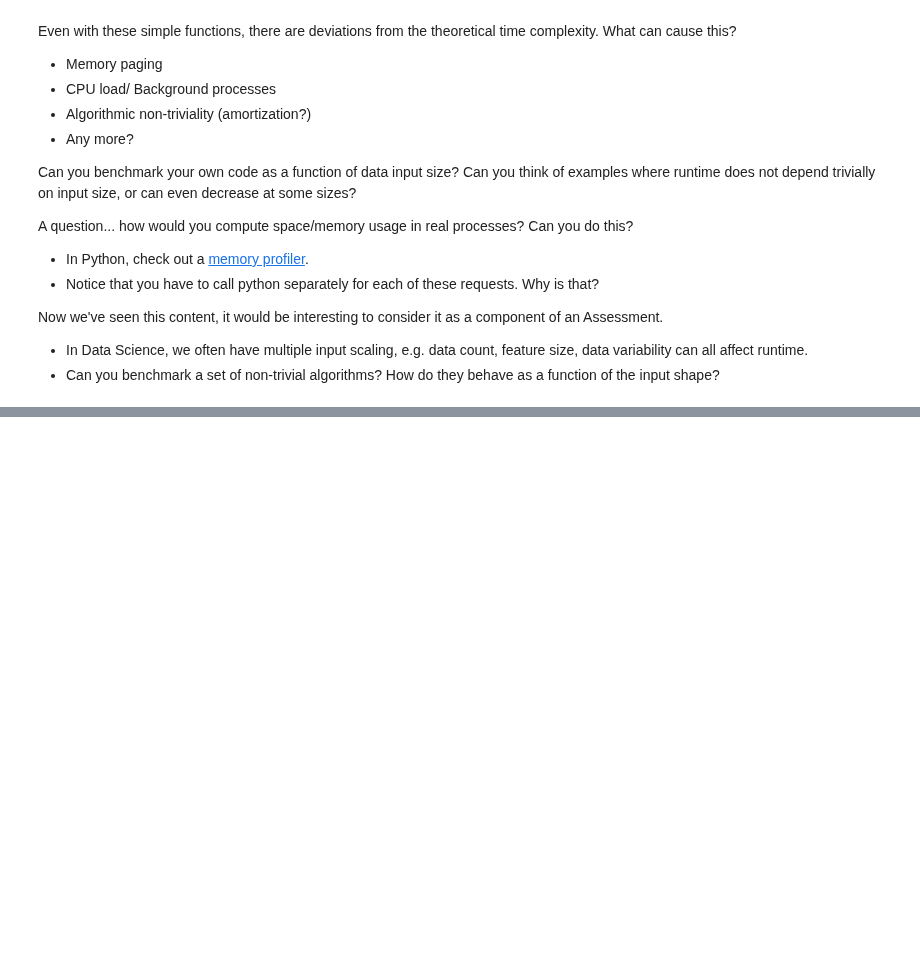
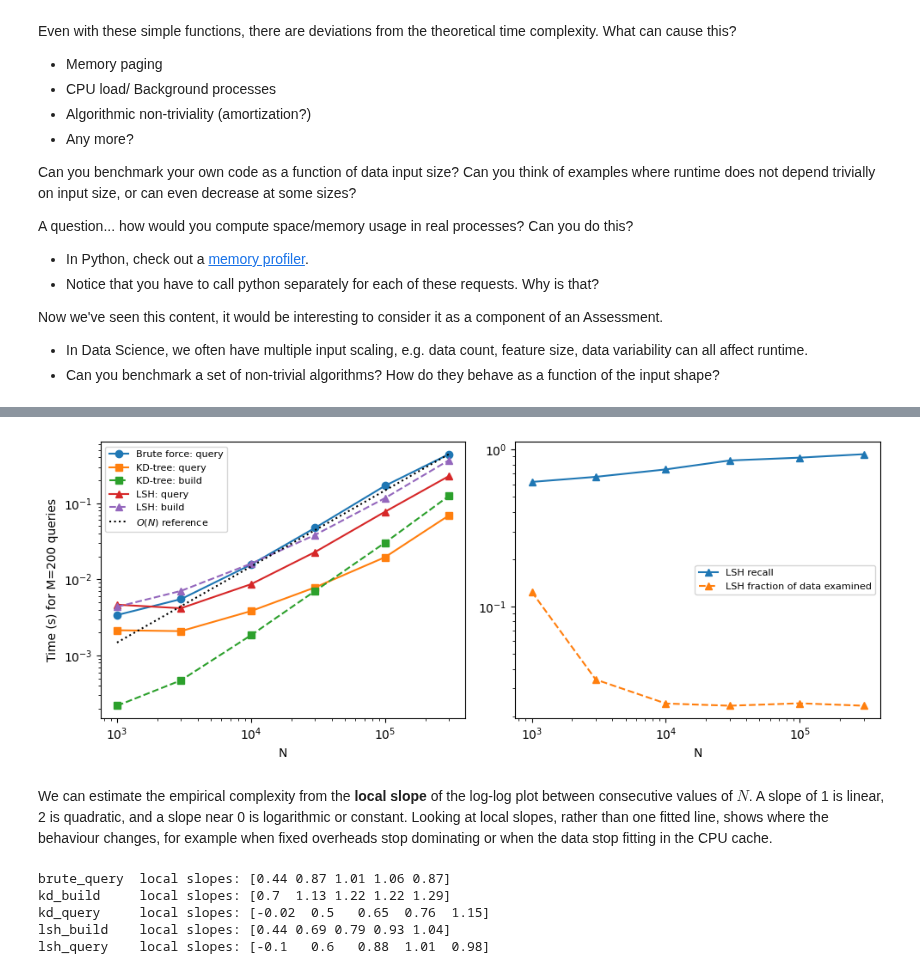
Before and after one commit to dsbristol/dst, a Jupyter notebook: assets/workshops/block08-TimeComplexity.ipynb, the cells around one changed output, grey strips where cells are left out. Saved outputs shown, nothing was run; the diff lists cells and outputs as text; code cells hidden in the pictures; blank space fills up the shorter version.

```diff
--- a/assets/workshops/block08-TimeComplexity.ipynb
+++ b/assets/workshops/block08-TimeComplexity.ipynb
@@ -328,0 +477,20 @@ Now we've seen this content, it would be interesting to consider it as a compone
+# %%
+def benchmark_knn(n, d, k=10, K=6, L=10):
+    X, Q = make_data(n, d)
+    w = 3.0 * np.sqrt(d / 10)  ## typical distances grow like sqrt(d), so scale the bucket width to match
+    exact = brute_knn(X, Q, k)
+    row = {'n': n, 'd': d}
+    row['brute_query'] = best_time(lambda: brute_knn(X, Q, k))
+    row['kd_build'] = best_time(lambda: KDTree(X))
+    tree = KDTree(X)
+    row['kd_query'] = best_time(lambda: tree.query(Q, k=k, return_distance=False))
+    lsh = LSHIndex(K=K, L=L, w=w)
+    row['lsh_build'] = best_time(lambda: lsh.fit(X))
+    row['lsh_query'] = best_time(lambda: lsh.query(Q, k))
+    row['lsh_recall'] = recall(lsh.query(Q, k), exact)
+    row['lsh_cand_frac'] = lsh.n_candidates / n
+    return row
+
+knn_N = [benchmark_knn(n, d=10) for n in [1000, 3000, 10000, 30000, 100000, 300000]]
+for row in knn_N:
+    print({key: float(f'{v:.3g}') for key, v in row.items()})
@@ -328,0 +504,39 @@ Now we've seen this content, it would be interesting to consider it as a compone
+# %%
+def col(rows, key):
+    return np.array([row[key] for row in rows])
+
+N = col(knn_N, 'n')
+fig, ax = plt.subplots(1, 2, figsize=(10, 4))
+ax[0].plot(N, col(knn_N, 'brute_query'), 'o-', label='Brute force: query')
+ax[0].plot(N, col(knn_N, 'kd_query'), 's-', label='KD-tree: query')
+ax[0].plot(N, col(knn_N, 'kd_build'), 's--', label='KD-tree: build')
+ax[0].plot(N, col(knn_N, 'lsh_query'), '^-', label='LSH: query')
+ax[0].plot(N, col(knn_N, 'lsh_build'), '^--', label='LSH: build')
+ax[0].plot(N, col(knn_N, 'brute_query')[-1] * N / N[-1], 'k:', label='$O(N)$ reference')
+ax[0].set_xscale('log'); ax[0].set_yscale('log')
+ax[0].set_xlabel('N'); ax[0].set_ylabel('Time (s) for M=200 queries')
+ax[0].legend(fontsize=8)
+
+ax[1].plot(N, col(knn_N, 'lsh_recall'), '^-', label='LSH recall')
+ax[1].plot(N, col(knn_N, 'lsh_cand_frac'), '^--', label='LSH fraction of data examined')
+ax[1].set_xscale('log'); ax[1].set_yscale('log')
+ax[1].set_xlabel('N')
+ax[1].legend(fontsize=8)
+plt.tight_layout()
+plt.show()
+# %% [output]
+[figure, added]
+# %% [markdown]
+We can estimate the empirical complexity from the **local slope** of the log-log plot between consecutive values of $N$. A slope of 1 is linear, 2 is quadratic, and a slope near 0 is logarithmic or constant. Looking at local slopes, rather than one fitted line, shows where the behaviour changes, for example when fixed overheads stop dominating or when the data stop fitting in the CPU cache.
+# %%
+def local_slopes(x, t):
+    return np.diff(np.log(t)) / np.diff(np.log(x))
+
+for key in ['brute_query', 'kd_build', 'kd_query', 'lsh_build', 'lsh_query']:
+    print(f'{key:12s} local slopes:', np.round(local_slopes(N, col(knn_N, key)), 2))
+# %% [output]
+brute_query  local slopes: [0.44 0.87 1.01 1.06 0.87]
+kd_build     local slopes: [0.7  1.13 1.22 1.22 1.29]
+kd_query     local slopes: [-0.02  0.5   0.65  0.76  1.15]
+lsh_build    local slopes: [0.44 0.69 0.79 0.93 1.04]
+lsh_query    local slopes: [-0.1   0.6   0.88  1.01  0.98]
```
Also changed, not shown: parts of 16 cells of this notebook, 44 other files.
